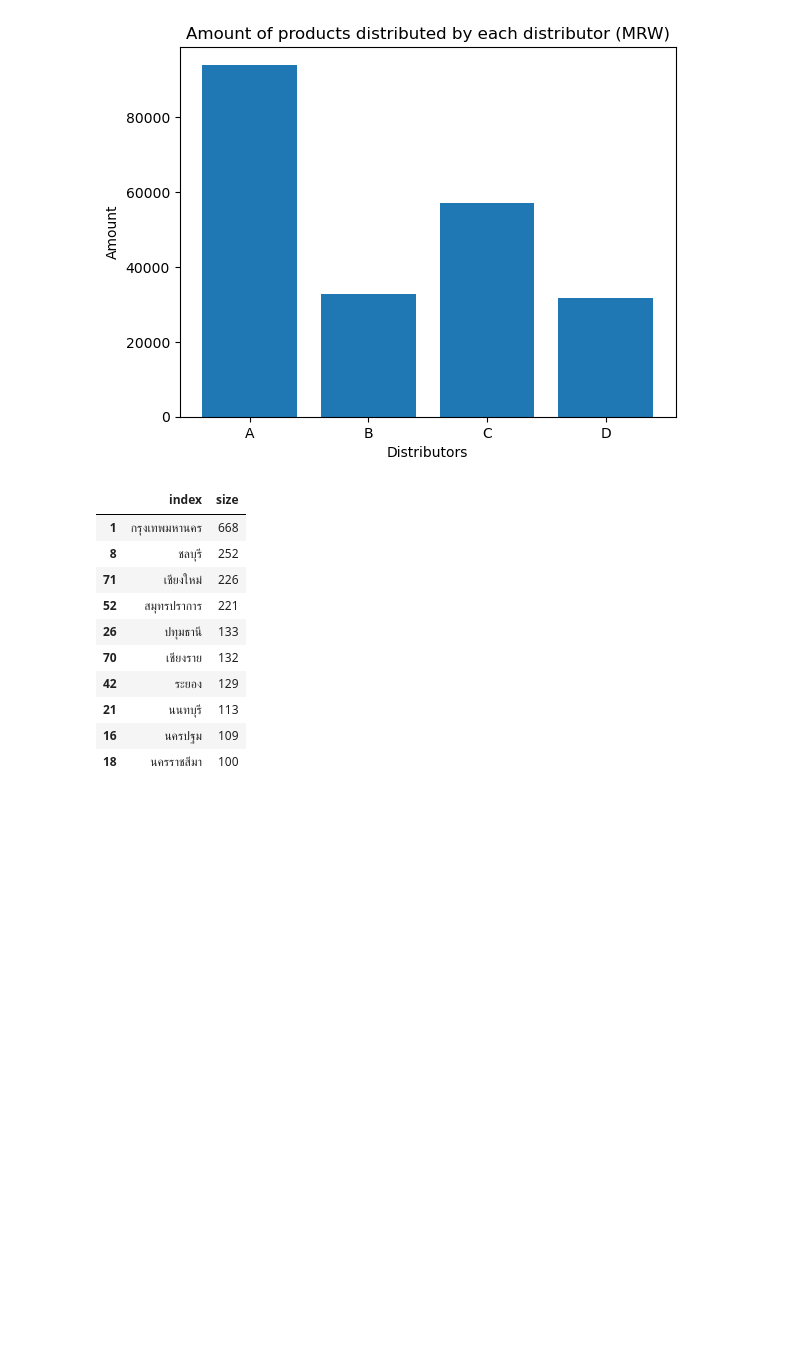
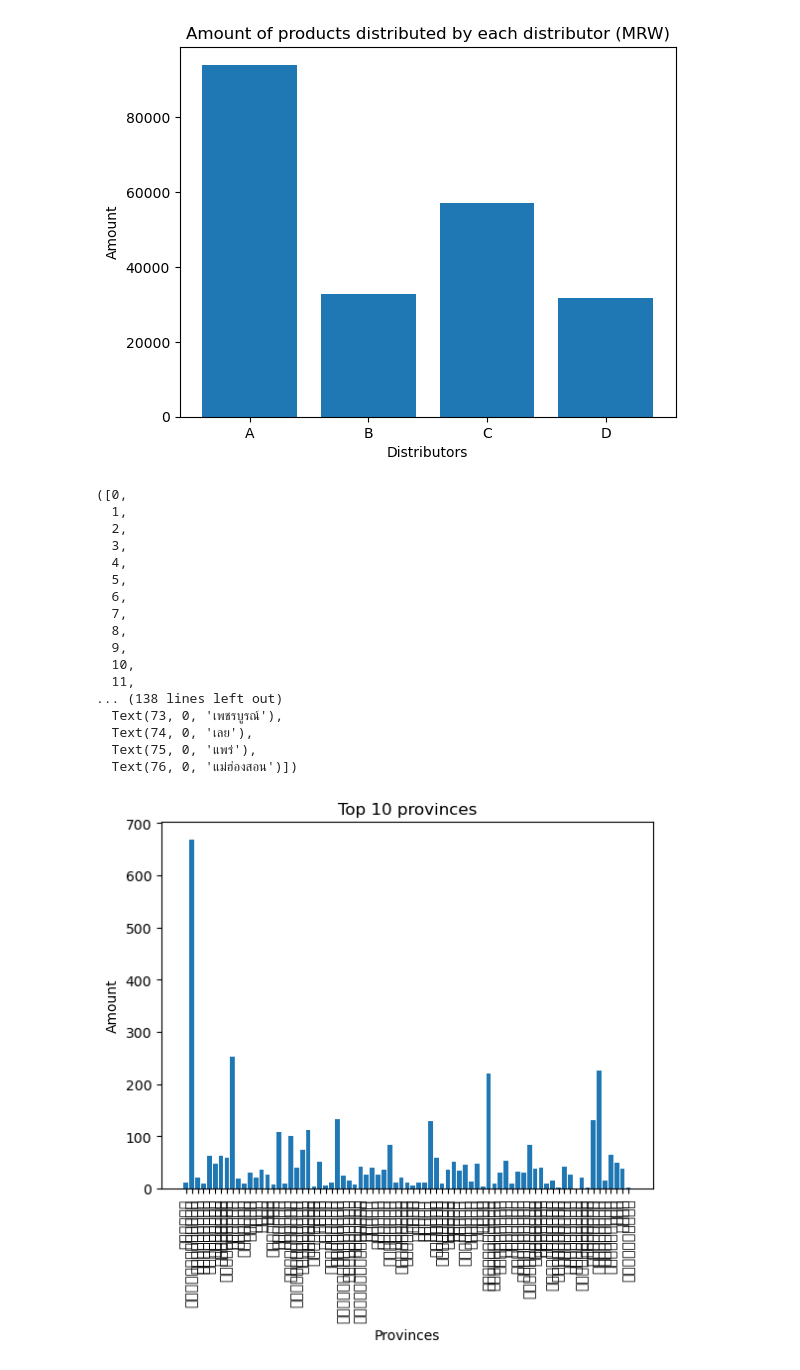
Before and after one commit to sadnbroke888/Noxxe-Analytics, a Jupyter notebook: exxon.ipynb, the cells around one changed output. Cells and saved outputs as stored; diff of their text form; code cells hidden in the pictures; blank space fills up the shorter version.

```diff
--- a/exxon.ipynb
+++ b/exxon.ipynb
@@ -228,22 +228,29 @@ Text(0, 0.5, 'Amount')
 # %%
 provinces_df = MRW_garageProfile_df.groupby(MRW_garageProfile_df["Province"].tolist(), as_index=False).size()
 provinces_df.sort_values(by="size", ascending=False).iloc[:10]
-# amount = provinces_df["size"]
-# provinces = provinces_df["index"]
-# plt.bar(provinces, amount)
-# plt.title("Top 10 provinces")
-# plt.xlabel("Provinces")
-# plt.ylabel("Amount")
-# plt.xticks(rotation=90)
+amount = provinces_df["size"]
+provinces = provinces_df["index"]
+plt.bar(provinces, amount)
+plt.title("Top 10 provinces")
+plt.xlabel("Provinces")
+plt.ylabel("Amount")
+plt.xticks(rotation=90)
 # %% [output]
-|  | index | size |
-| 1 | กรุงเทพมหานคร | 668 |
-| 8 | ชลบุรี | 252 |
-| 71 | เชียงใหม่ | 226 |
-| 52 | สมุทรปราการ | 221 |
-| 26 | ปทุมธานี | 133 |
-| 70 | เชียงราย | 132 |
-| 42 | ระยอง | 129 |
-| 21 | นนทบุรี | 113 |
-| 16 | นครปฐม | 109 |
-| 18 | นครราชสีมา | 100 |
+([0,
+  1,
+  2,
+  3,
+  4,
+  5,
+  6,
+  7,
+  8,
+  9,
+  10,
+  11,
+... (138 lines left out)
+  Text(73, 0, 'เพชรบูรณ์'),
+  Text(74, 0, 'เลย'),
+  Text(75, 0, 'แพร่'),
+  Text(76, 0, 'แม่ฮ่องสอน')])
+[figure, added]
```
Also changed, not shown: 9 other files.
